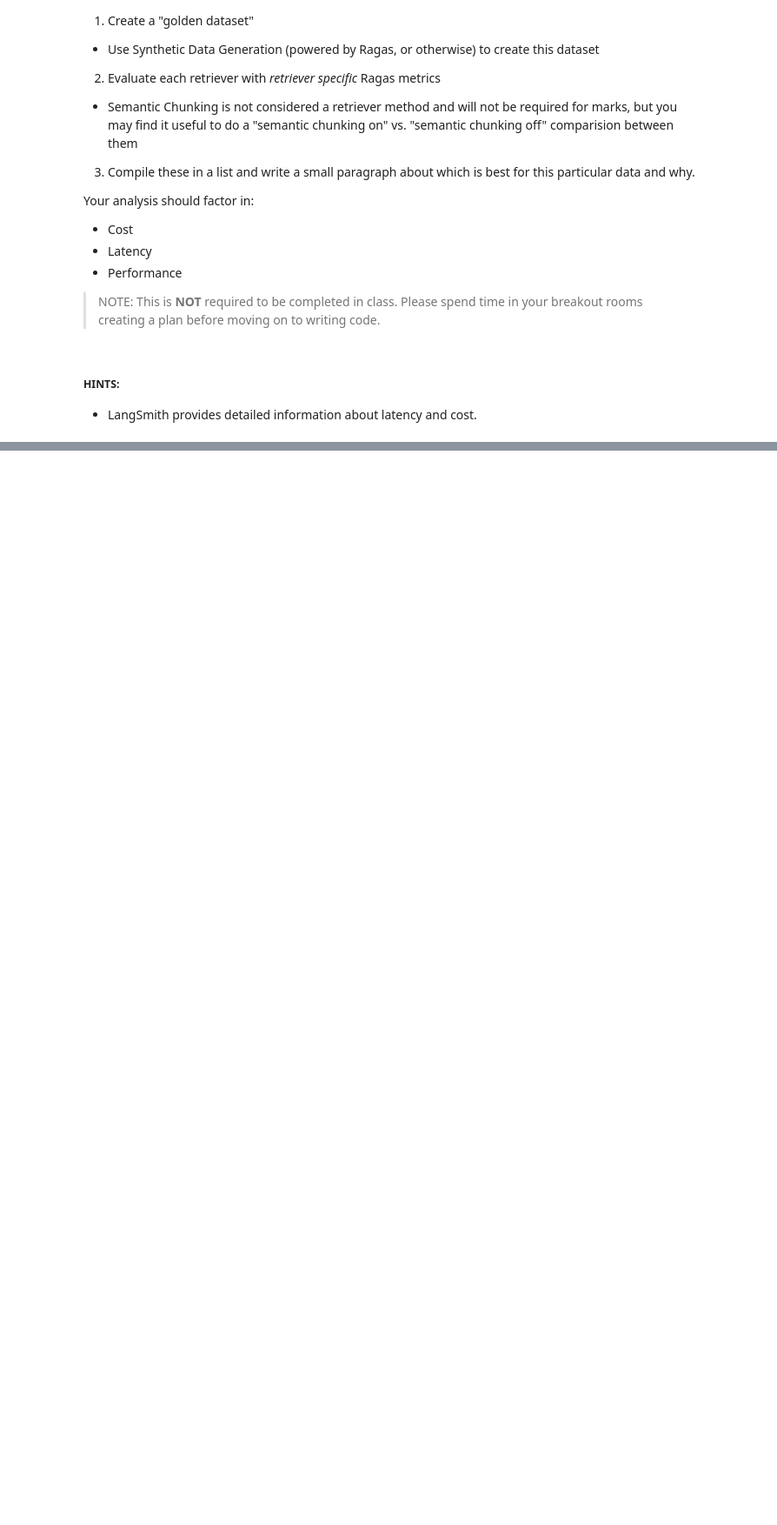
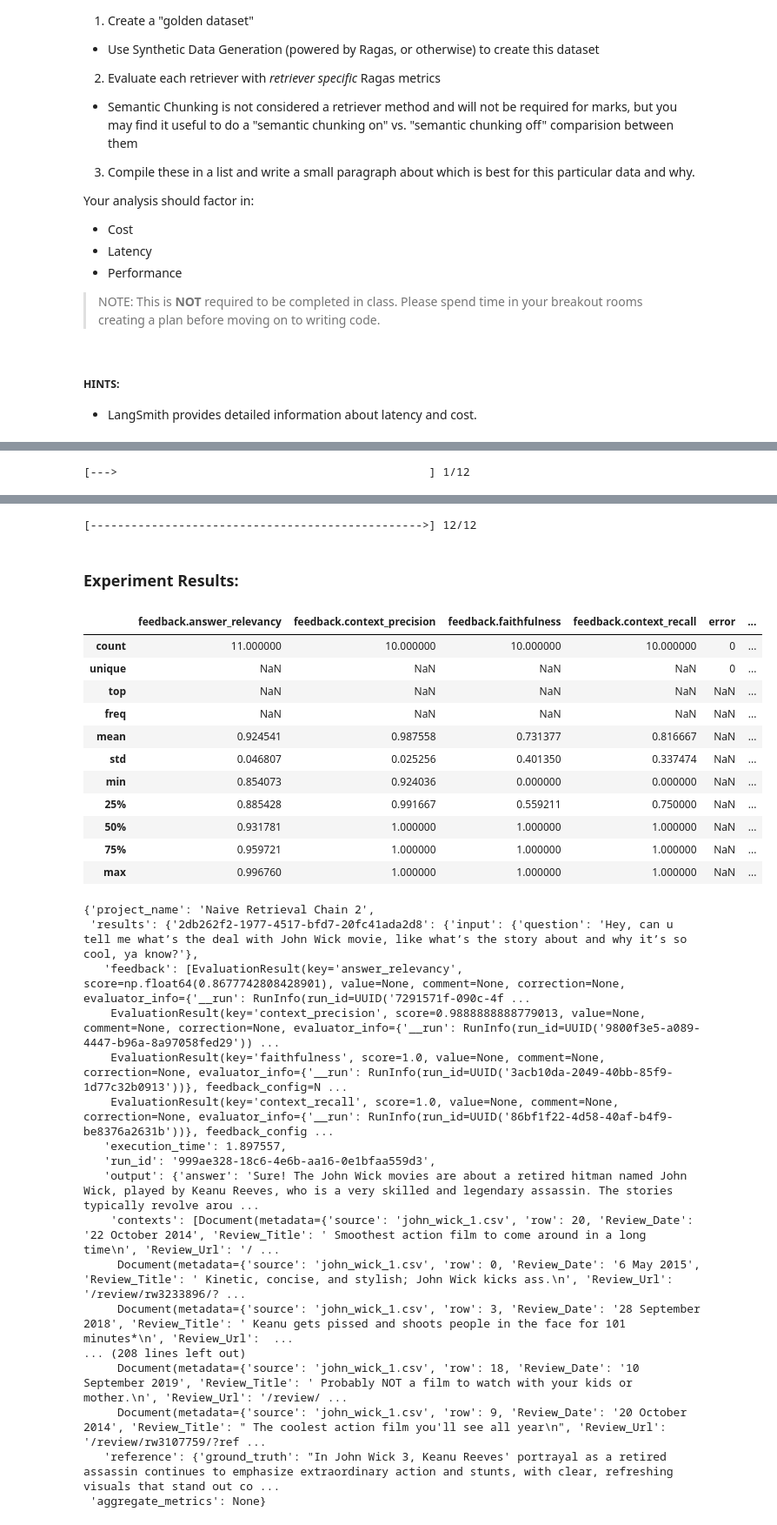
Before and after one commit to mafzaal/AIE6, a Jupyter notebook: 13_Advanced_Retrieval/Advanced_Retrieval_with_LangChain_Assignment.ipynb, the cells around one changed output, grey strips where cells are left out. Shown at 87% size. Drawn from its saved outputs; the diff is of its cells as text; code cells hidden in the pictures; blank space fills up the shorter version.

```diff
--- a/13_Advanced_Retrieval/Advanced_Retrieval_with_LangChain_Assignment.ipynb
+++ b/13_Advanced_Retrieval/Advanced_Retrieval_with_LangChain_Assignment.ipynb
@@ -583,0 +723,23 @@ In this final step, we build comparison table and write a report. We will get Co
+# %%
+from ragas.integrations.langsmith import evaluate
+from ragas.metrics import context_recall, faithfulness, context_precision, answer_relevancy
+metrics = [answer_relevancy, context_precision, faithfulness, context_recall]
+chain_list = [
+    naive_retrieval_chain,
+    bm25_retrieval_chain,
+    parent_document_retrieval_chain,
+    contextual_compression_retrieval_chain,
+    multi_query_retrieval_chain,
+    ensemble_retrieval_chain,
+
+]
+# %%
+a_chain = (naive_retrieval_chain |
+    {
+        "answer": itemgetter("response") | StrOutputParser(),
+        "contexts": itemgetter("context") ,
+    })
+
+
+r = a_chain.invoke({"question" : "Did people generally like John Wick?"})
+r
@@ -583,0 +758,3 @@ In this final step, we build comparison table and write a report. We will get Co
+# %%
+evaluate( dataset_name="John Wick Reviews",llm_or_chain_factory=a_chain,experiment_name="Naive Retrieval Chain 2", metrics=metrics, verbose=True)
+# %% [output]
@@ -583,0 +784 @@ In this final step, we build comparison table and write a report. We will get Co
+[--->                                              ] 1/12
@@ -583,0 +802,31 @@ In this final step, we build comparison table and write a report. We will get Co
+[------------------------------------------------->] 12/12
+Experiment Results:
+|  | feedback.answer_relevancy | feedback.context_precision | feedback.faithfulness | feedback.context_recall | error | ... |
+| count | 11.000000 | 10.000000 | 10.000000 | 10.000000 | 0 | ... |
+| unique | NaN | NaN | NaN | NaN | 0 | ... |
+| top | NaN | NaN | NaN | NaN | NaN | ... |
+| freq | NaN | NaN | NaN | NaN | NaN | ... |
+| mean | 0.924541 | 0.987558 | 0.731377 | 0.816667 | NaN | ... |
+| std | 0.046807 | 0.025256 | 0.401350 | 0.337474 | NaN | ... |
+| min | 0.854073 | 0.924036 | 0.000000 | 0.000000 | NaN | ... |
+| 25% | 0.885428 | 0.991667 | 0.559211 | 0.750000 | NaN | ... |
+| 50% | 0.931781 | 1.000000 | 1.000000 | 1.000000 | NaN | ... |
+| 75% | 0.959721 | 1.000000 | 1.000000 | 1.000000 | NaN | ... |
+| max | 0.996760 | 1.000000 | 1.000000 | 1.000000 | NaN | ... |
+{'project_name': 'Naive Retrieval Chain 2',
+ 'results': {'2db262f2-1977-4517-bfd7-20fc41ada2d8': {'input': {'question': 'Hey, can u tell me what’s the deal with John Wick movie, like what’s the story about and why it’s so cool, ya know?'},
+   'feedback': [EvaluationResult(key='answer_relevancy', score=np.float64(0.8677742808428901), value=None, comment=None, correction=None, evaluator_info={'__run': RunInfo(run_id=UUID('7291571f-090c-4f ...
+    EvaluationResult(key='context_precision', score=0.9888888888779013, value=None, comment=None, correction=None, evaluator_info={'__run': RunInfo(run_id=UUID('9800f3e5-a089-4447-b96a-8a97058fed29')) ...
+    EvaluationResult(key='faithfulness', score=1.0, value=None, comment=None, correction=None, evaluator_info={'__run': RunInfo(run_id=UUID('3acb10da-2049-40bb-85f9-1d77c32b0913'))}, feedback_config=N ...
+    EvaluationResult(key='context_recall', score=1.0, value=None, comment=None, correction=None, evaluator_info={'__run': RunInfo(run_id=UUID('86bf1f22-4d58-40af-b4f9-be8376a2631b'))}, feedback_config ...
+   'execution_time': 1.897557,
+   'run_id': '999ae328-18c6-4e6b-aa16-0e1bfaa559d3',
+   'output': {'answer': 'Sure! The John Wick movies are about a retired hitman named John Wick, played by Keanu Reeves, who is a very skilled and legendary assassin. The stories typically revolve arou ...
+    'contexts': [Document(metadata={'source': 'john_wick_1.csv', 'row': 20, 'Review_Date': '22 October 2014', 'Review_Title': ' Smoothest action film to come around in a long time\n', 'Review_Url': '/ ...
+     Document(metadata={'source': 'john_wick_1.csv', 'row': 0, 'Review_Date': '6 May 2015', 'Review_Title': ' Kinetic, concise, and stylish; John Wick kicks ass.\n', 'Review_Url': '/review/rw3233896/? ...
+     Document(metadata={'source': 'john_wick_1.csv', 'row': 3, 'Review_Date': '28 September 2018', 'Review_Title': ' Keanu gets pissed and shoots people in the face for 101 minutes*\n', 'Review_Url':  ...
+... (208 lines left out)
+     Document(metadata={'source': 'john_wick_1.csv', 'row': 18, 'Review_Date': '10 September 2019', 'Review_Title': ' Probably NOT a film to watch with your kids or mother.\n', 'Review_Url': '/review/ ...
+     Document(metadata={'source': 'john_wick_1.csv', 'row': 9, 'Review_Date': '20 October 2014', 'Review_Title': " The coolest action film you'll see all year\n", 'Review_Url': '/review/rw3107759/?ref ...
+   'reference': {'ground_truth': "In John Wick 3, Keanu Reeves' portrayal as a retired assassin continues to emphasize extraordinary action and stunts, with clear, refreshing visuals that stand out co ...
+ 'aggregate_metrics': None}
```
Also changed, not shown: parts of 16 cells of this notebook, 1 other file.
